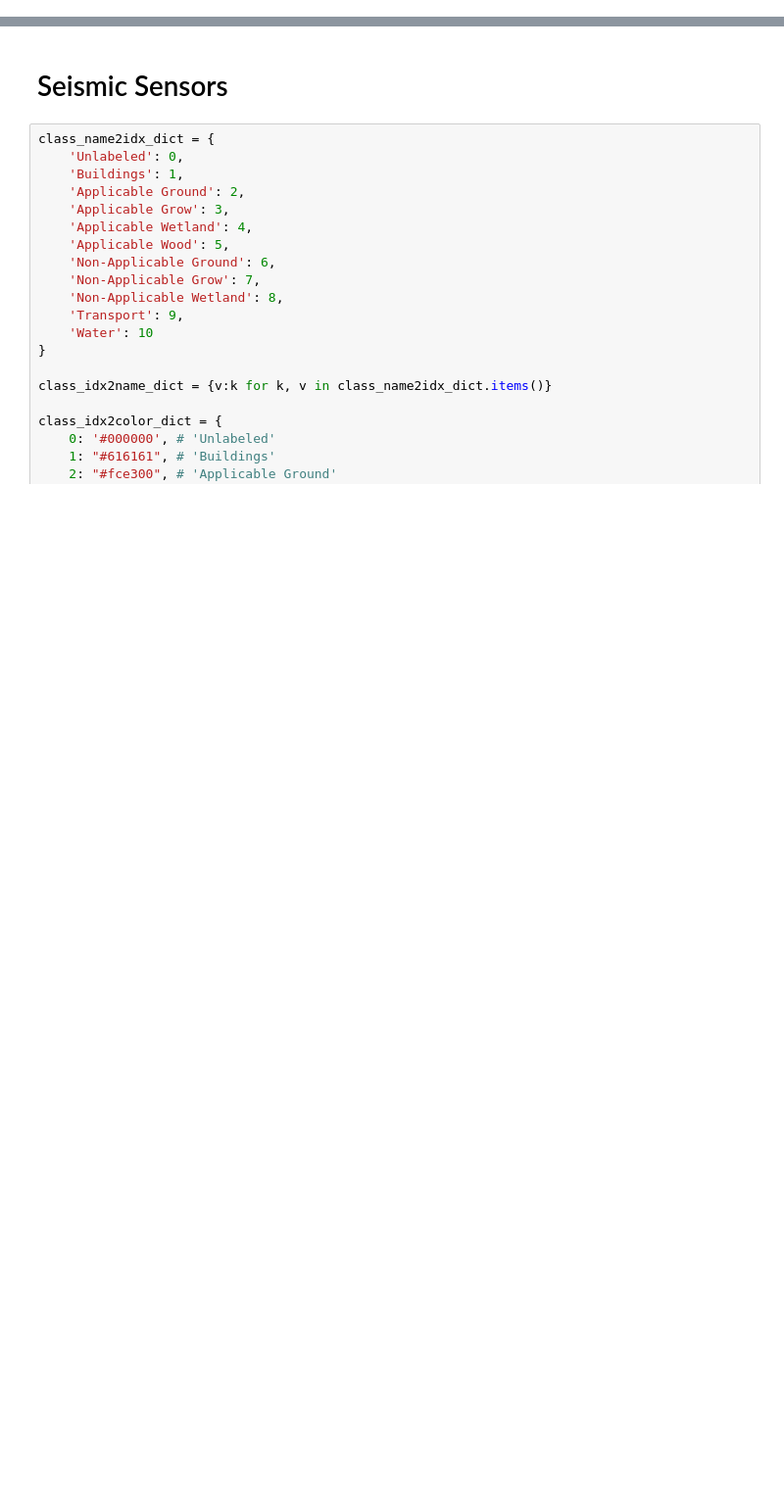
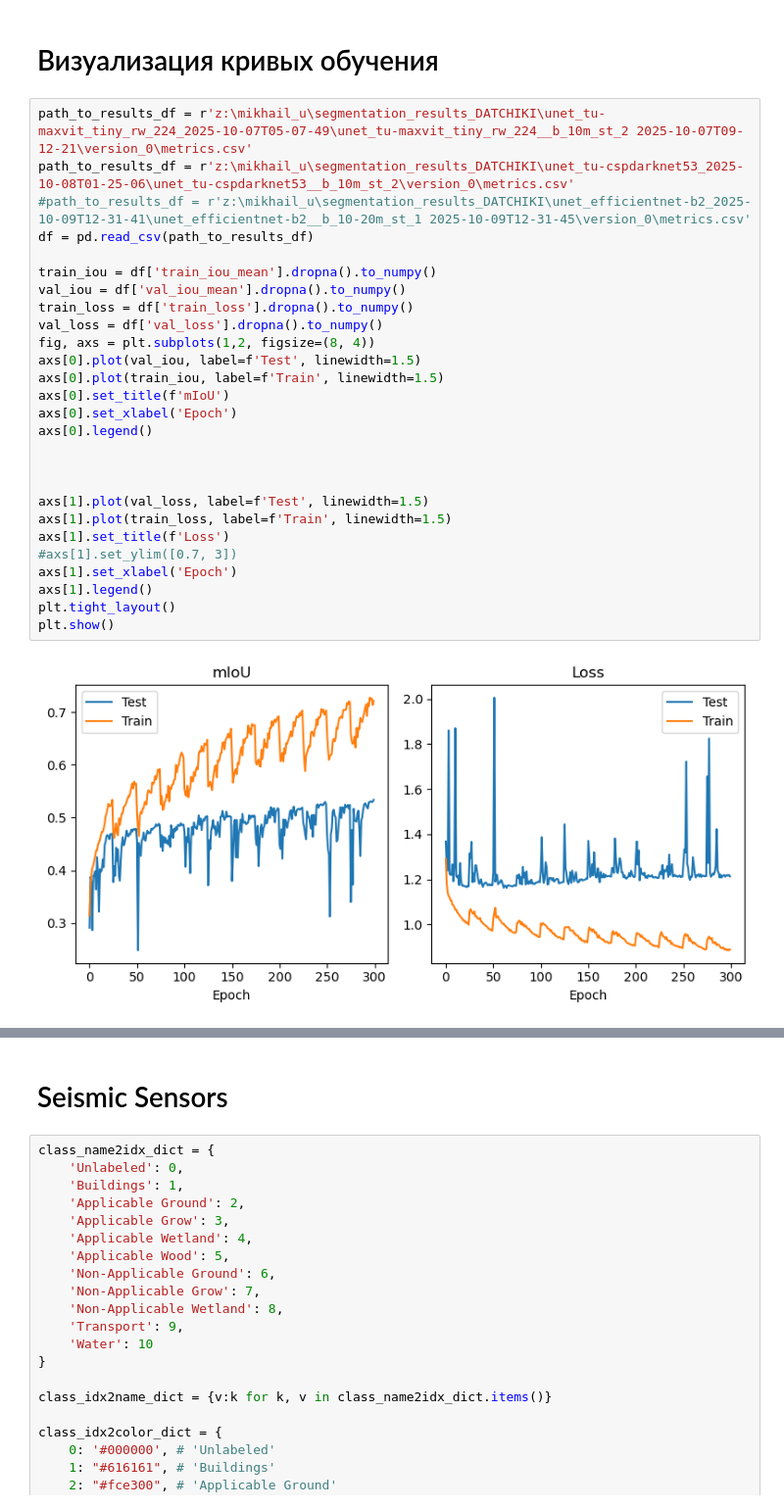
Before and after one commit to cafe1930/MultispectralSegmentation, a Jupyter notebook: vizualization.ipynb, the cells around one changed output, grey strips where cells are left out. Shown at 98% size. Saved outputs shown, nothing was run; the diff lists cells and outputs as text; blank space fills up the shorter version.

```diff
--- a/vizualization.ipynb
+++ b/vizualization.ipynb
@@ -25,3 +27,34 @@ from data import HSI_dataset, SegmentationDataset
 from train_nn import create_model, create_seismic_sensors_dataset, create_hsi_uav_dataset
 
 %matplotlib inline
+# %% [markdown]
+# Визуализация кривых обучения
+# %%
+path_to_results_df = r'z:\mikhail_u\segmentation_results_DATCHIKI\unet_tu-maxvit_tiny_rw_224_2025-10-07T05-07-49\unet_tu-maxvit_tiny_rw_224__b_10m_st_2 2025-10-07T09-12-21\version_0\metrics.csv'
+path_to_results_df = r'z:\mikhail_u\segmentation_results_DATCHIKI\unet_tu-cspdarknet53_2025-10-08T01-25-06\unet_tu-cspdarknet53__b_10m_st_2\version_0\metrics.csv'
+#path_to_results_df = r'z:\mikhail_u\segmentation_results_DATCHIKI\unet_efficientnet-b2_2025-10-09T12-31-41\unet_efficientnet-b2__b_10-20m_st_1 2025-10-09T12-31-45\version_0\metrics.csv'
+df = pd.read_csv(path_to_results_df)
+
+train_iou = df['train_iou_mean'].dropna().to_numpy()
+val_iou = df['val_iou_mean'].dropna().to_numpy()
+train_loss = df['train_loss'].dropna().to_numpy()
+val_loss = df['val_loss'].dropna().to_numpy()
+fig, axs = plt.subplots(1,2, figsize=(8, 4))
+axs[0].plot(val_iou, label=f'Test', linewidth=1.5)
+axs[0].plot(train_iou, label=f'Train', linewidth=1.5)
+axs[0].set_title(f'mIoU')
+axs[0].set_xlabel('Epoch')
+axs[0].legend()
+
+
+
+axs[1].plot(val_loss, label=f'Test', linewidth=1.5)
+axs[1].plot(train_loss, label=f'Train', linewidth=1.5)
+axs[1].set_title(f'Loss')
+#axs[1].set_ylim([0.7, 3])
+axs[1].set_xlabel('Epoch')
+axs[1].legend()
+plt.tight_layout()
+plt.show()
+# %% [output]
+[figure, added]
```
Also changed, not shown: parts of 30 cells of this notebook, 4 other files.
